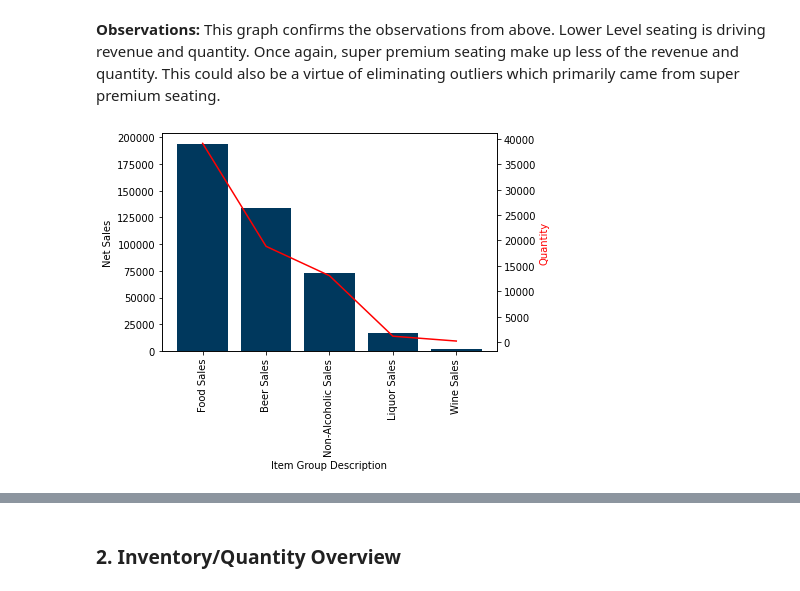
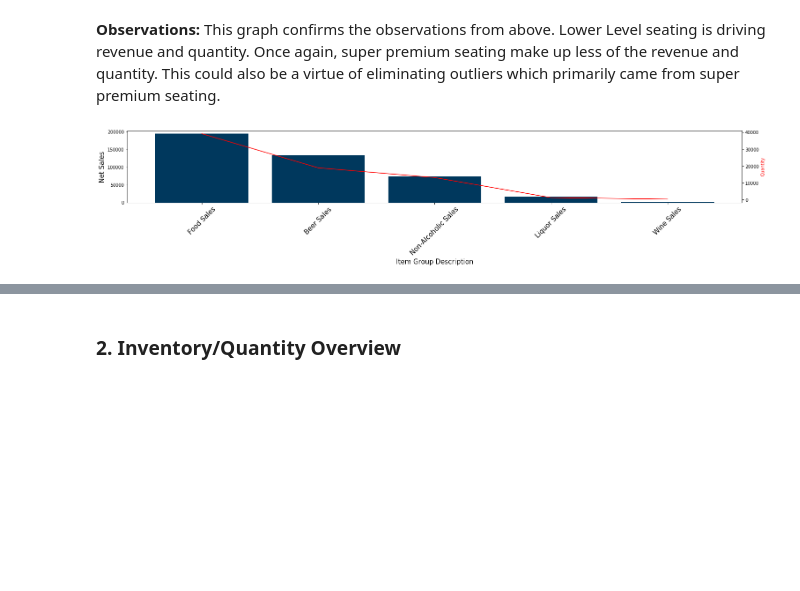
Before and after one commit to karnavenkatraj/Case-Study, a Jupyter notebook: Guardians_Data_Study.ipynb, the cells around one changed output, grey strips where cells are left out. Cells and saved outputs as stored; diff of their text form; code cells hidden in the pictures; blank space fills up the shorter version.

```diff
--- a/Guardians_Data_Study.ipynb
+++ b/Guardians_Data_Study.ipynb
@@ -910,22 +941,22 @@ plot_net_sales_by_areagroup(df_fandb)
 # %%
 def plot_net_sales_by_itemgroupdescription(dataframe):
     net_sales_by_itemgroupdescription = dataframe.groupby('ItemGroupDescription')['NetSales'].sum().reset_index().sort_values(by='NetSales', ascending=False)
     quantity_by_itemgroupdescription = dataframe.groupby('ItemGroupDescription')['UnitQuantity'].sum().reset_index().sort_values(by='UnitQuantity', ascending=False)
-    fig, ax1 = plt.subplots()
+    fig, ax1 = plt.subplots(figsize=(25,3))
     ax1.bar(net_sales_by_itemgroupdescription['ItemGroupDescription'], net_sales_by_itemgroupdescription['NetSales'],color=(0,56/255,93/255))
-    ax1.set_xlabel('Item Group Description')
-    ax1.set_ylabel('Net Sales')
-    plt.xticks(rotation=90)
+    ax1.set_xlabel('Item Group Description', fontsize=15)
+    ax1.set_ylabel('Net Sales', fontsize=15)
+    plt.xticks(rotation=45,fontsize=15)
 
     ax2 = ax1.twinx()
     ax2.plot(quantity_by_itemgroupdescription['ItemGroupDescription'], quantity_by_itemgroupdescription['UnitQuantity'], 'r-')
     ax2.set_ylabel('Quantity', color='r')
 
     plt.show()
 
 plot_net_sales_by_itemgroupdescription(df_fandb)
 # %% [output]
-[figure, old version]
+[figure, new version]
 # %%
 def plot_net_sales_top_10_beer(dataframe):
     beer_concessions = dataframe[dataframe['ItemGroupDescription'] == 'Beer Sales']
```
Also changed, not shown: parts of 27 cells of this notebook.
